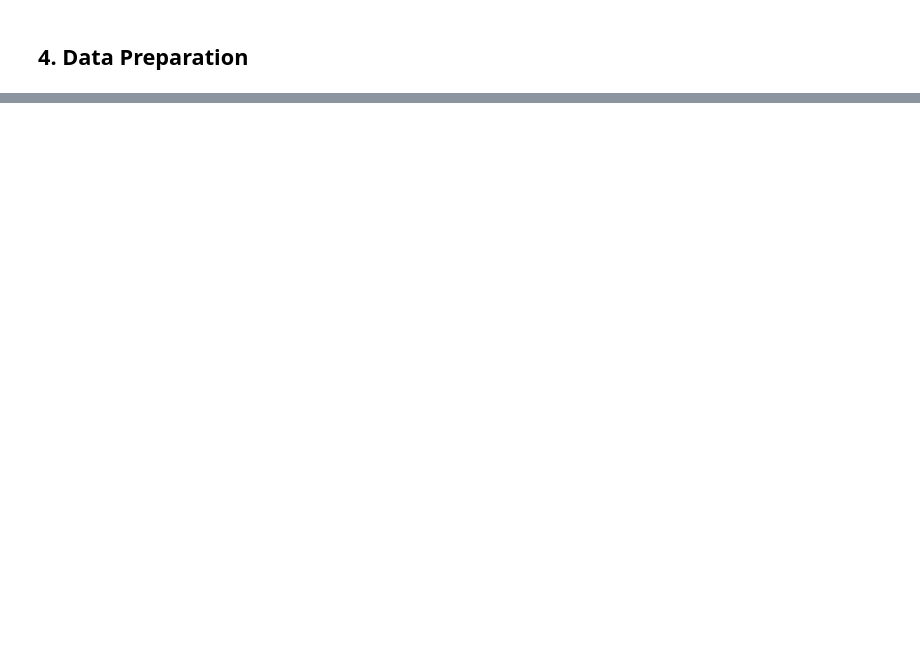
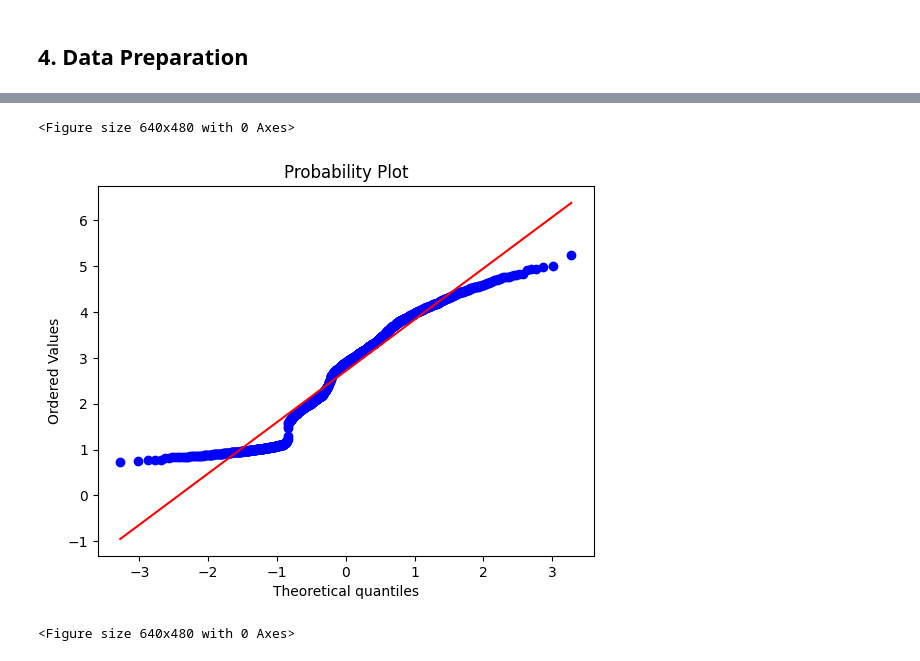
Before and after one commit to Lughaidh-w/Integrated_CA, a Jupyter notebook: Integrated CA2.ipynb, the cells around one changed output, grey strips where cells are left out. Saved outputs shown, nothing was run; the diff lists cells and outputs as text; code cells hidden in the pictures; blank space fills up the shorter version.

```diff
--- a/Integrated CA2.ipynb
+++ b/Integrated CA2.ipynb
@@ -351,0 +424,3 @@ R-squared (R2): -0.019461074784556942
+# %%
+df1 = df.dropna(subset=['JobSatisfaction'])
+df1.JobSatisfaction
@@ -351,0 +440,10 @@ R-squared (R2): -0.019461074784556942
+# %%
+# check normality with qq plot
+from scipy import stats
+
+stats.probplot(df1.JobSatisfaction, plot=plt)
+plt.figure()
+# %% [output]
+<Figure size 640x480 with 0 Axes>
+[figure, added]
+<Figure size 640x480 with 0 Axes>
```
Also changed, not shown: parts of 19 cells of this notebook, 1 other file.
